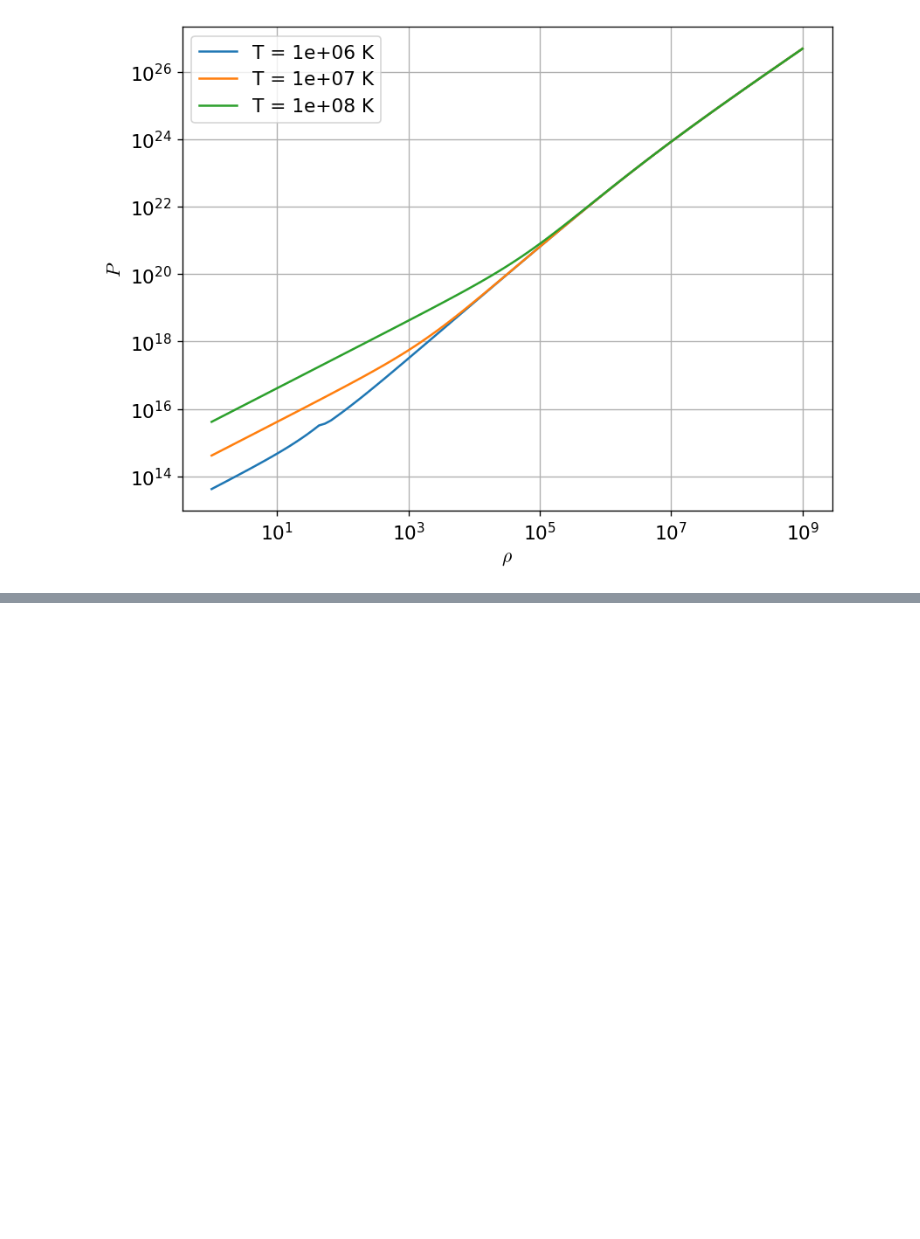
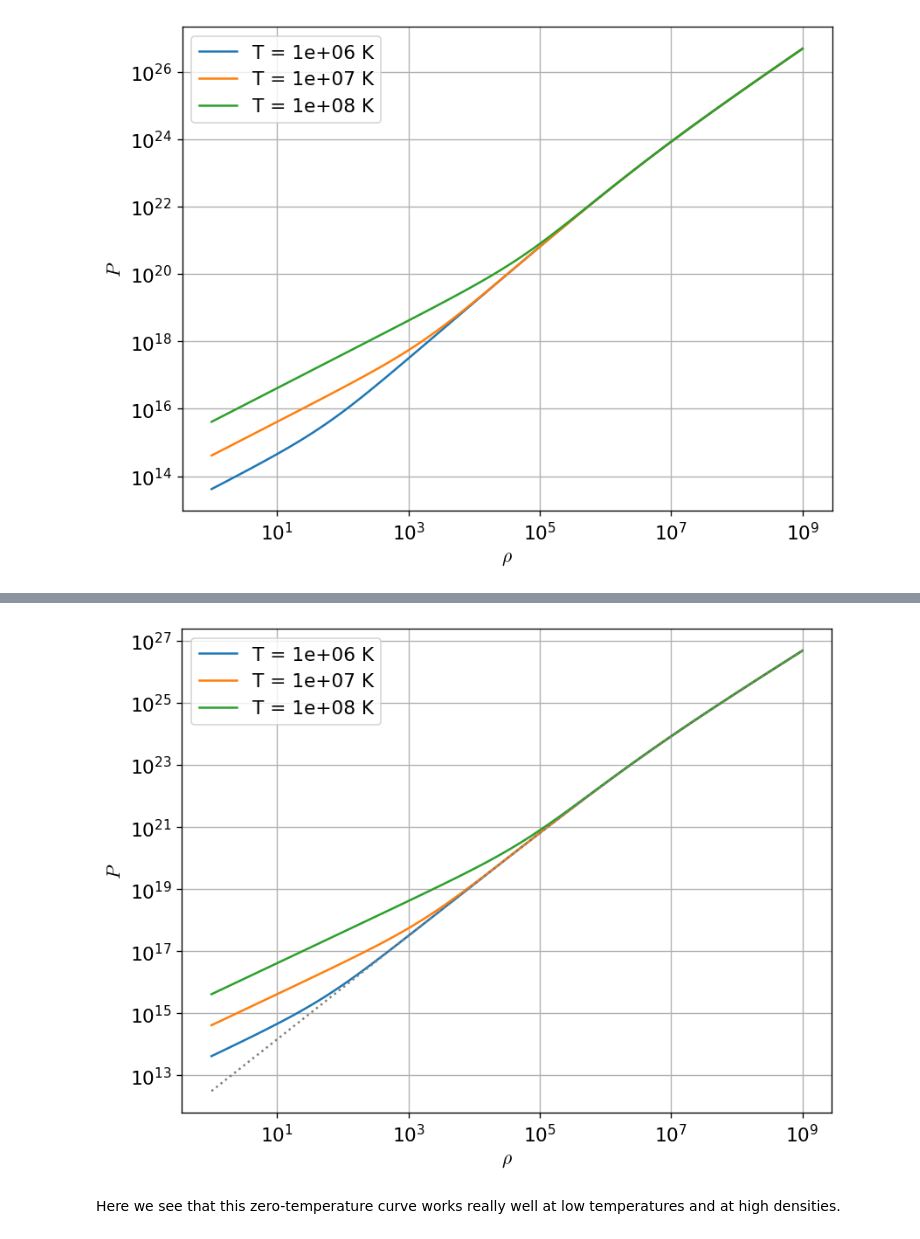
Before and after one commit to zingale/stars, a Jupyter notebook: content/eos/degeneracy-parameter.ipynb, the cells around one changed output, grey strips where cells are left out. Cells and saved outputs as stored; diff of their text form; code cells hidden in the pictures; blank space fills up the shorter version.

```diff
--- a/content/eos/degeneracy-parameter.ipynb
+++ b/content/eos/degeneracy-parameter.ipynb
@@ -236,0 +251,18 @@ Here you clearly see the hotter temperatures requiring higher densities before t
+# %%
+def p_zero_temp(rho, Ye=0.5):
+
+    # find number density
+    n_e = rho * Ye / m_u
+
+    # find Fermi momentum
+    x_F = (3 / (8 * np.pi))**(1/3) * (h_planck / (m_e * c)) * n_e**(1/3)
+
+    P = (np.pi/3) * (m_e * c / h_planck)**3 * m_e * c**2 * (x_F * (2*x_F**2 - 3) * np.sqrt(1 + x_F**2) + 3 * np.arcsinh(x_F))
+    return P
+# %%
+ax.plot(rhos, p_zero_temp(rhos), linestyle=":", color="0.5")
+fig
+# %% [output]
+[figure, added]
+# %% [markdown]
+Here we see that this zero-temperature curve works really well at low temperatures and at high densities.
```
Also changed, not shown: parts of 7 cells of this notebook.
